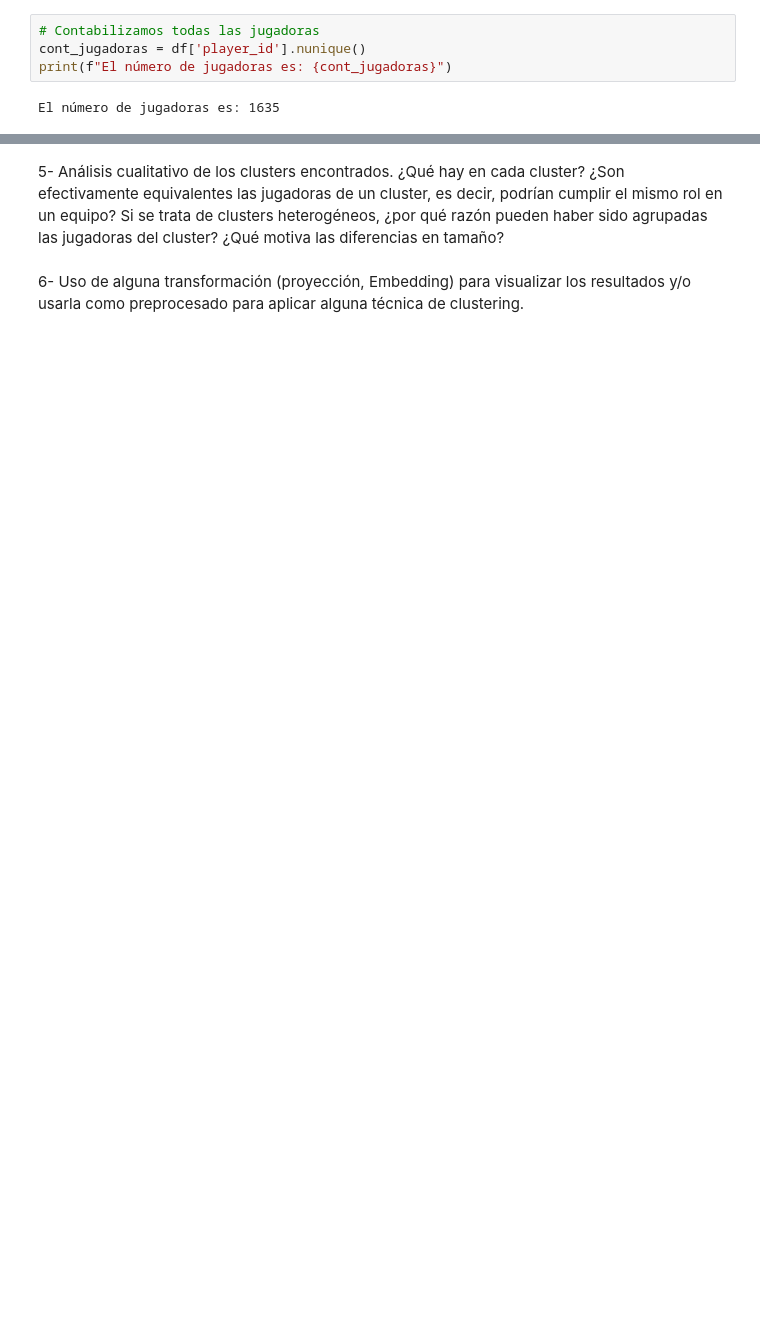
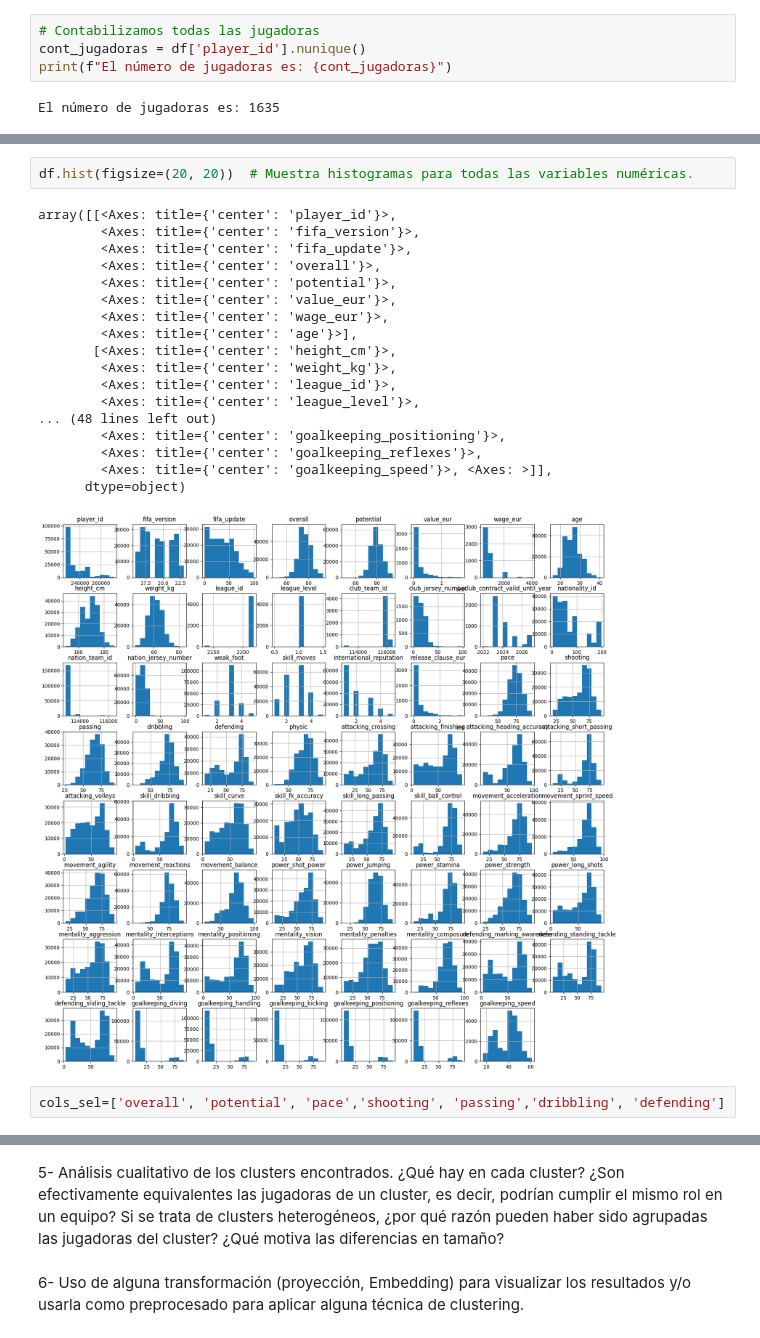
Before and after one commit to Quimexo/Diplo, a Jupyter notebook: Entregable_único_Aprendizaje_No_Supervisado.ipynb, the cells around one changed output, grey strips where cells are left out. Drawn from its saved outputs; the diff is of its cells as text; blank space fills up the shorter version.

```diff
--- a/Entregable_único_Aprendizaje_No_Supervisado.ipynb
+++ b/Entregable_único_Aprendizaje_No_Supervisado.ipynb
@@ -171,0 +160,23 @@ El número de jugadoras es: 1635
+# %%
+df.hist(figsize=(20, 20))  # Muestra histogramas para todas las variables numéricas.
+# %% [output]
+array([[<Axes: title={'center': 'player_id'}>,
+        <Axes: title={'center': 'fifa_version'}>,
+        <Axes: title={'center': 'fifa_update'}>,
+        <Axes: title={'center': 'overall'}>,
+        <Axes: title={'center': 'potential'}>,
+        <Axes: title={'center': 'value_eur'}>,
+        <Axes: title={'center': 'wage_eur'}>,
+        <Axes: title={'center': 'age'}>],
+       [<Axes: title={'center': 'height_cm'}>,
+        <Axes: title={'center': 'weight_kg'}>,
+        <Axes: title={'center': 'league_id'}>,
+        <Axes: title={'center': 'league_level'}>,
+... (48 lines left out)
+        <Axes: title={'center': 'goalkeeping_positioning'}>,
+        <Axes: title={'center': 'goalkeeping_reflexes'}>,
+        <Axes: title={'center': 'goalkeeping_speed'}>, <Axes: >]],
+      dtype=object)
+[figure, added]
+# %%
+cols_sel=['overall', 'potential', 'pace','shooting', 'passing','dribbling', 'defending']
```
Also changed, not shown: parts of 20 cells of this notebook.
